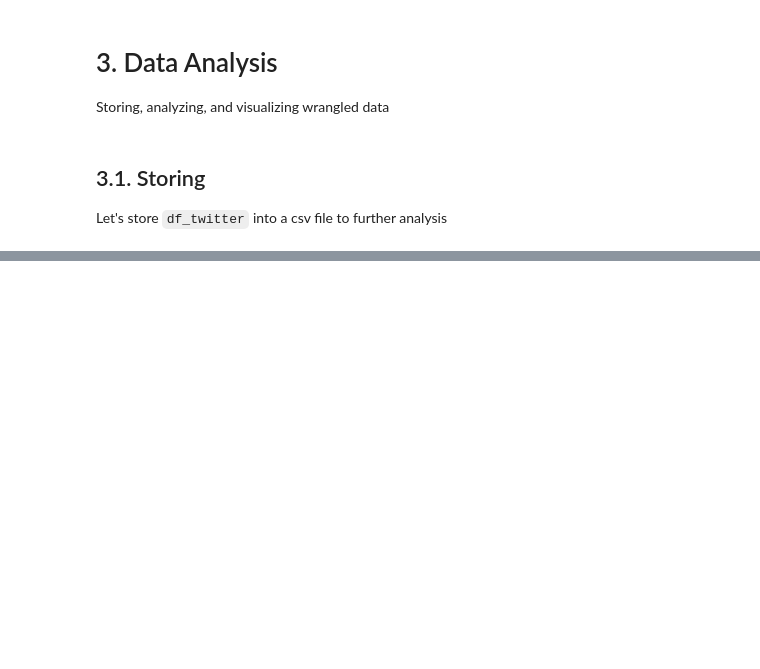
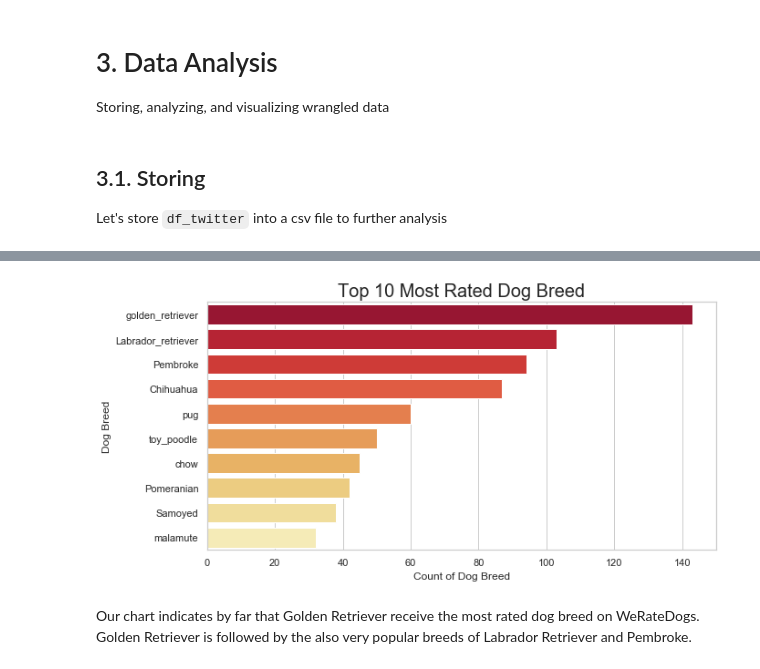
Before and after one commit to fmahlmeister/Data-Analyst-Nanodegree, a Jupyter notebook: 3.Data-Wrangling/3.Wrangle-and-Analyze-Data.ipynb, the cells around one changed output, grey strips where cells are left out. Saved outputs shown, nothing was run; the diff lists cells and outputs as text; code cells hidden in the pictures; blank space fills up the shorter version.

```diff
--- a/3.Data-Wrangling/3.Wrangle-and-Analyze-Data.ipynb
+++ b/3.Data-Wrangling/3.Wrangle-and-Analyze-Data.ipynb
@@ -46,7 +46,15 @@ import io
 import tweepy
 import json
 import time
+import datetime
 import re
+import matplotlib.pyplot as plt
+import matplotlib.dates as mdates
+import matplotlib.cbook as cbook
+import seaborn as sns
+
+sns.set(style="whitegrid")
+%matplotlib inline
 # %% [markdown]
 ### Gather Dataframes
 
@@ -1380,0 +1393,3 @@ This analysis can be seen in the file `act_report.html`
+# %%
+df = pd.read_csv('source/twitter_archive_master.csv')
+df.head(3)
@@ -1380,0 +1433,21 @@ This analysis can be seen in the file `act_report.html`
+# %%
+x = df['dog_breed_prediction'].value_counts(ascending=False)[0:10].index
+y = df['dog_breed_prediction'].value_counts(ascending=False)[0:10]
+
+# Initialize the matplotlib figure
+f, ax = plt.subplots(figsize=(10, 5))
+
+# Plot the total crashes
+ax = sns.barplot(x=y, y=x, data=df, color=sns.set_palette("YlOrRd_r", 10))
+
+# Add a legend and informative axis label
+ax.set(xlim=(0, 150), ylabel="Dog Breed",title='Top 10 Most Rated Dog Breed',
+       xlabel="Count of Dog Breed")
+
+for ax in plt.gcf().axes:
+    l = ax.get_title()
+    ax.set_title(l, fontsize=20)
+# %% [output]
+[figure, added]
+# %% [markdown]
+Our chart indicates by far that Golden Retriever receive the most rated dog breed on WeRateDogs. Golden Retriever is followed by the also very popular breeds of Labrador Retriever and Pembroke.
```
Also changed, not shown: parts of 13 cells of this notebook, 1 other file.
